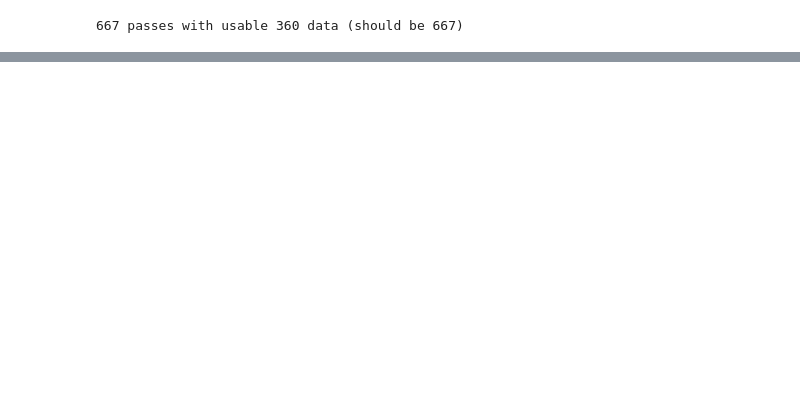
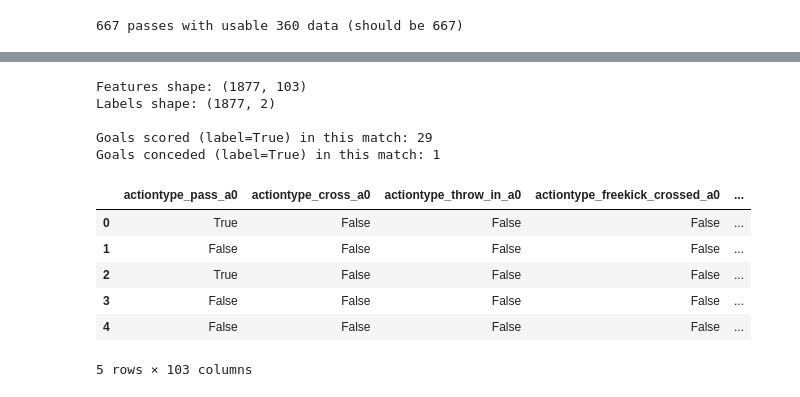
Before and after one commit to Raeesa12/perception-aware-passing-in-football, a Jupyter notebook: notebooks/setup_euro2024.ipynb, the cells around one changed output, grey strips where cells are left out. Saved outputs shown, nothing was run; the diff lists cells and outputs as text; code cells hidden in the pictures; blank space fills up the shorter version.

```diff
--- a/notebooks/setup_euro2024.ipynb
+++ b/notebooks/setup_euro2024.ipynb
@@ -424,0 +506,42 @@ print(visibility_check['has_360_frame'].sum(), "passes with usable 360 data (sho
+# %%
+import socceraction.vaep.features as fs
+import socceraction.vaep.labels as lab
+
+# gamestates: sequences of the last 3 actions, as VAEP's formula requires
+gamestates = fs.gamestates(spadl.add_names(actions), nb_prev_actions=3)
+
+# compute a standard set of VAEP features
+feature_functions = [
+    fs.actiontype_onehot,
+    fs.result_onehot,
+    fs.startlocation,
+    fs.endlocation,
+    fs.team,
+    fs.time_delta,
+]
+X = pd.concat([f(gamestates) for f in feature_functions], axis=1)
+
+# compute labels: scores/concedes within next 10 actions
+Y = pd.concat([
+    lab.scores(spadl.add_names(actions), nr_actions=10),
+    lab.concedes(spadl.add_names(actions), nr_actions=10)
+], axis=1)
+
+print(f"Features shape: {X.shape}")
+print(f"Labels shape: {Y.shape}")
+print(f"\nGoals scored (label=True) in this match: {Y['scores'].sum()}")
+print(f"Goals conceded (label=True) in this match: {Y['concedes'].sum()}")
+X.head()
+# %% [output]
+Features shape: (1877, 103)
+Labels shape: (1877, 2)
+
+Goals scored (label=True) in this match: 29
+Goals conceded (label=True) in this match: 1
+|  | actiontype_pass_a0 | actiontype_cross_a0 | actiontype_throw_in_a0 | actiontype_freekick_crossed_a0 | ... |
+| 0 | True | False | False | False | ... |
+| 1 | False | False | False | False | ... |
+| 2 | True | False | False | False | ... |
+| 3 | False | False | False | False | ... |
+| 4 | False | False | False | False | ... |
+5 rows × 103 columns
```
Also changed, not shown: parts of 29 cells of this notebook, 1 other file.
